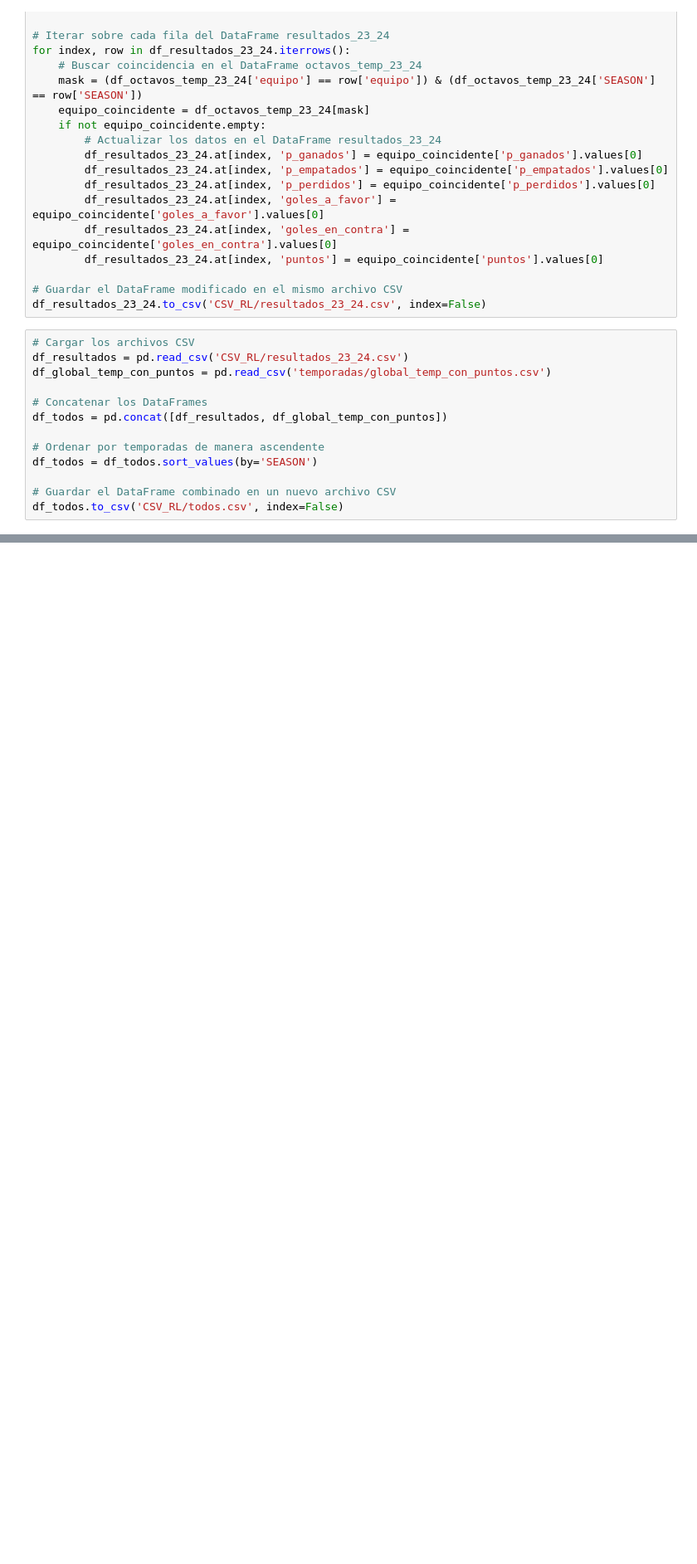
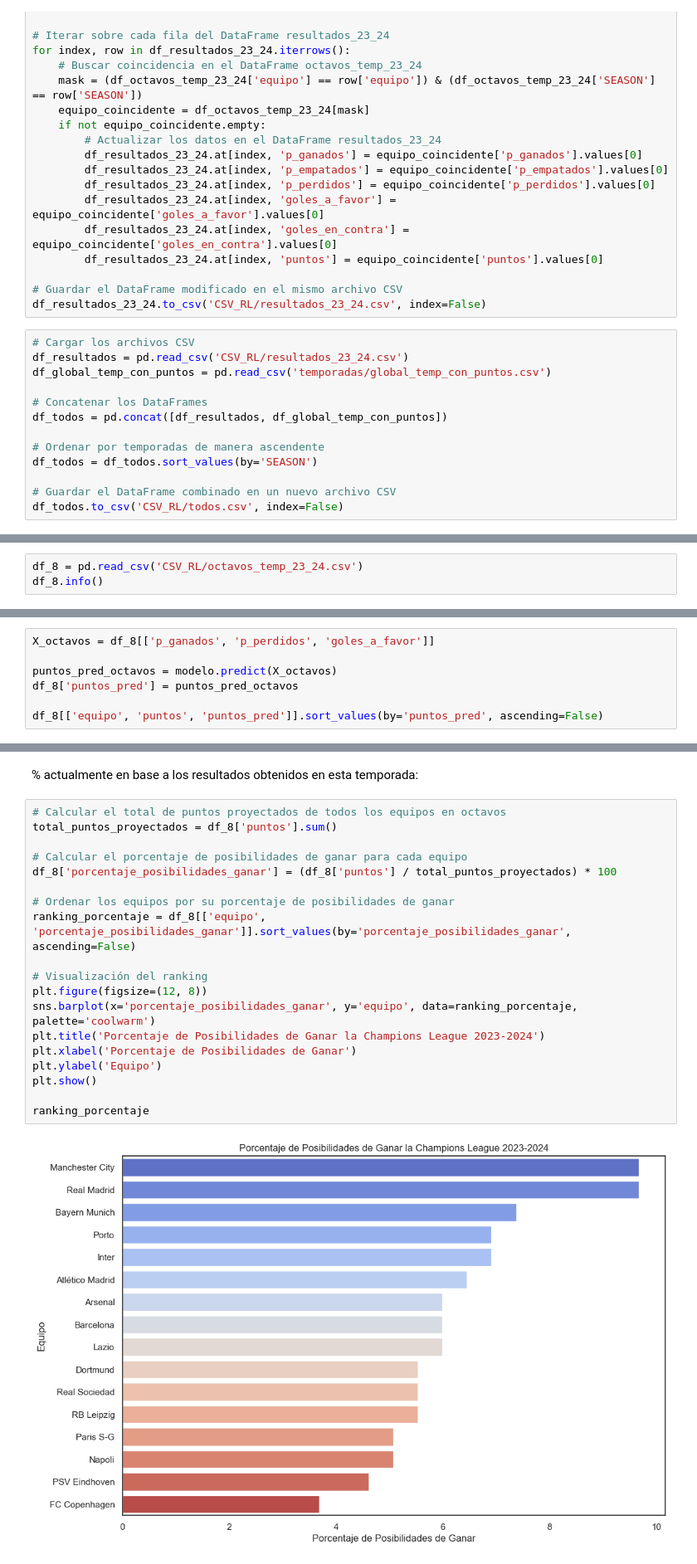
Before and after one commit to ESTHERRODRIGUEZGARCIA/UEFA_Champions_League, a Jupyter notebook: regresion_lineal.ipynb, the cells around one changed output, grey strips where cells are left out. Shown at 83% size. Saved outputs shown, nothing was run; the diff lists cells and outputs as text; blank space fills up the shorter version.

```diff
--- a/regresion_lineal.ipynb
+++ b/regresion_lineal.ipynb
@@ -543,0 +652,3 @@ df_todos.to_csv('CSV_RL/todos.csv', index=False)
+# %%
+df_8 = pd.read_csv('CSV_RL/octavos_temp_23_24.csv')
+df_8.info()
@@ -543,0 +672,7 @@ df_todos.to_csv('CSV_RL/todos.csv', index=False)
+# %%
+X_octavos = df_8[['p_ganados', 'p_perdidos', 'goles_a_favor']]
+
+puntos_pred_octavos = modelo.predict(X_octavos)
+df_8['puntos_pred'] = puntos_pred_octavos
+
+df_8[['equipo', 'puntos', 'puntos_pred']].sort_values(by='puntos_pred', ascending=False)
@@ -543,0 +697,23 @@ df_todos.to_csv('CSV_RL/todos.csv', index=False)
+# %% [markdown]
+% actualmente en base a los resultados obtenidos en esta temporada:
+# %%
+# Calcular el total de puntos proyectados de todos los equipos en octavos
+total_puntos_proyectados = df_8['puntos'].sum()
+
+# Calcular el porcentaje de posibilidades de ganar para cada equipo
+df_8['porcentaje_posibilidades_ganar'] = (df_8['puntos'] / total_puntos_proyectados) * 100
+
+# Ordenar los equipos por su porcentaje de posibilidades de ganar
+ranking_porcentaje = df_8[['equipo', 'porcentaje_posibilidades_ganar']].sort_values(by='porcentaje_posibilidades_ganar', ascending=False)
+
+# Visualización del ranking
+plt.figure(figsize=(12, 8))
+sns.barplot(x='porcentaje_posibilidades_ganar', y='equipo', data=ranking_porcentaje, palette='coolwarm')
+plt.title('Porcentaje de Posibilidades de Ganar la Champions League 2023-2024')
+plt.xlabel('Porcentaje de Posibilidades de Ganar')
+plt.ylabel('Equipo')
+plt.show()
+
+ranking_porcentaje
+# %% [output]
+[figure, added]
```
Also changed, not shown: parts of 24 cells of this notebook.
